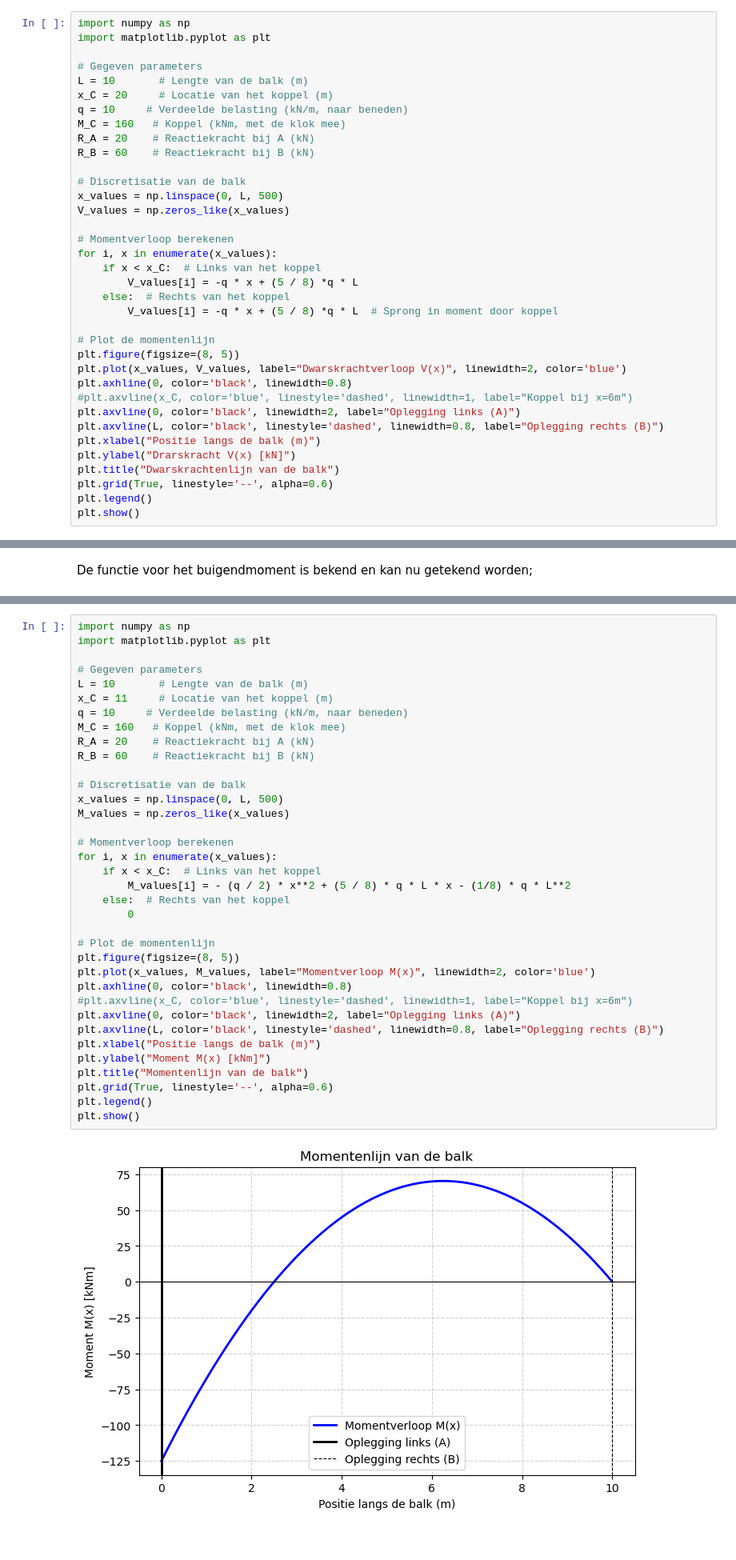
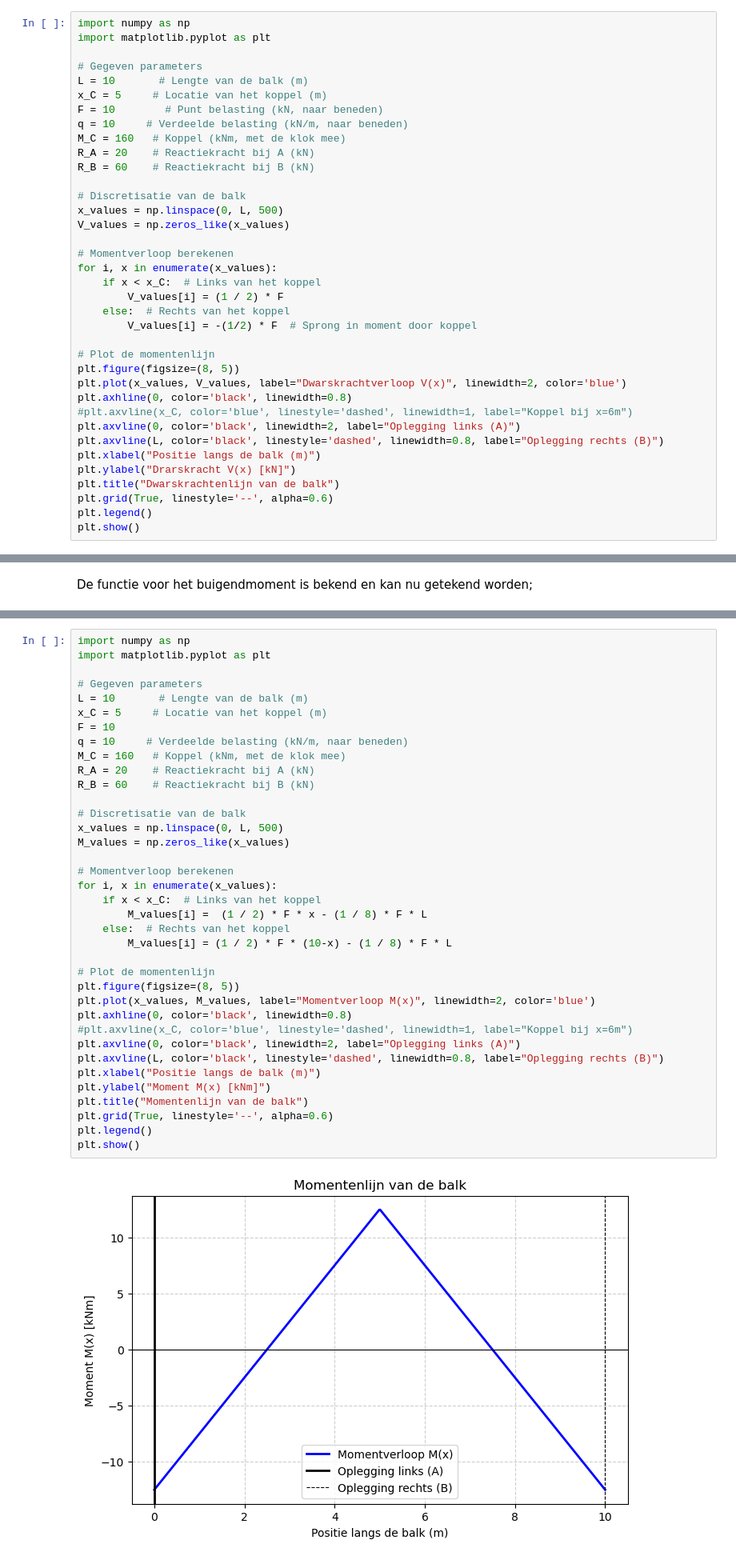
Before and after one commit to HHS-boeken/Mechanica, a Jupyter notebook: book/H3/Opgave_les3_4.ipynb, the cells around one changed output, grey strips where cells are left out. Shown at 80% size. Drawn from its saved outputs; the diff is of its cells as text.

```diff
--- a/book/H3/Opgave_les3_4.ipynb
+++ b/book/H3/Opgave_les3_4.ipynb
@@ -230,7 +241,8 @@ import matplotlib.pyplot as plt
 
 # Gegeven parameters
 L = 10       # Lengte van de balk (m)
-x_C = 20     # Locatie van het koppel (m)
+x_C = 5     # Locatie van het koppel (m)
+F = 10        # Punt belasting (kN, naar beneden)
 q = 10     # Verdeelde belasting (kN/m, naar beneden)
 M_C = 160   # Koppel (kNm, met de klok mee)
 R_A = 20    # Reactiekracht bij A (kN)
@@ -243,9 +255,9 @@ V_values = np.zeros_like(x_values)
 # Momentverloop berekenen
 for i, x in enumerate(x_values):
     if x < x_C:  # Links van het koppel
-        V_values[i] = -q * x + (5 / 8) *q * L
+        V_values[i] = (1 / 2) * F
     else:  # Rechts van het koppel
-        V_values[i] = -q * x + (5 / 8) *q * L  # Sprong in moment door koppel
+        V_values[i] = -(1/2) * F  # Sprong in moment door koppel
 
 # Plot de momentenlijn
 plt.figure(figsize=(8, 5))
@@ -283,38 +295,39 @@ import matplotlib.pyplot as plt
 
 # Gegeven parameters
 L = 10       # Lengte van de balk (m)
-x_C = 11     # Locatie van het koppel (m)
+x_C = 5     # Locatie van het koppel (m)
+F = 10
 q = 10     # Verdeelde belasting (kN/m, naar beneden)
 M_C = 160   # Koppel (kNm, met de klok mee)
 R_A = 20    # Reactiekracht bij A (kN)
 R_B = 60    # Reactiekracht bij B (kN)
 
 # Discretisatie van de balk
 x_values = np.linspace(0, L, 500)
 M_values = np.zeros_like(x_values)
 
 # Momentverloop berekenen
 for i, x in enumerate(x_values):
     if x < x_C:  # Links van het koppel
-        M_values[i] = - (q / 2) * x**2 + (5 / 8) * q * L * x - (1/8) * q * L**2
+        M_values[i] =  (1 / 2) * F * x - (1 / 8) * F * L
     else:  # Rechts van het koppel
-        0
+        M_values[i] = (1 / 2) * F * (10-x) - (1 / 8) * F * L
 
 # Plot de momentenlijn
 plt.figure(figsize=(8, 5))
 plt.plot(x_values, M_values, label="Momentverloop M(x)", linewidth=2, color='blue')
 plt.axhline(0, color='black', linewidth=0.8)
 #plt.axvline(x_C, color='blue', linestyle='dashed', linewidth=1, label="Koppel bij x=6m")
 plt.axvline(0, color='black', linewidth=2, label="Oplegging links (A)")
 plt.axvline(L, color='black', linestyle='dashed', linewidth=0.8, label="Oplegging rechts (B)")
 plt.xlabel("Positie langs de balk (m)")
 plt.ylabel("Moment M(x) [kNm]")
 plt.title("Momentenlijn van de balk")
 plt.grid(True, linestyle='--', alpha=0.6)
 plt.legend()
 plt.show()
 # %% [output]
-[figure, old version]
+[figure, new version]
 # %% [markdown]
 $M_a$ kan gevonden worden door $x=0$ in te vullen in de functie voor het moment;
 # %% [markdown]
```
Also changed, not shown: parts of 12 cells of this notebook, 1 other file.
